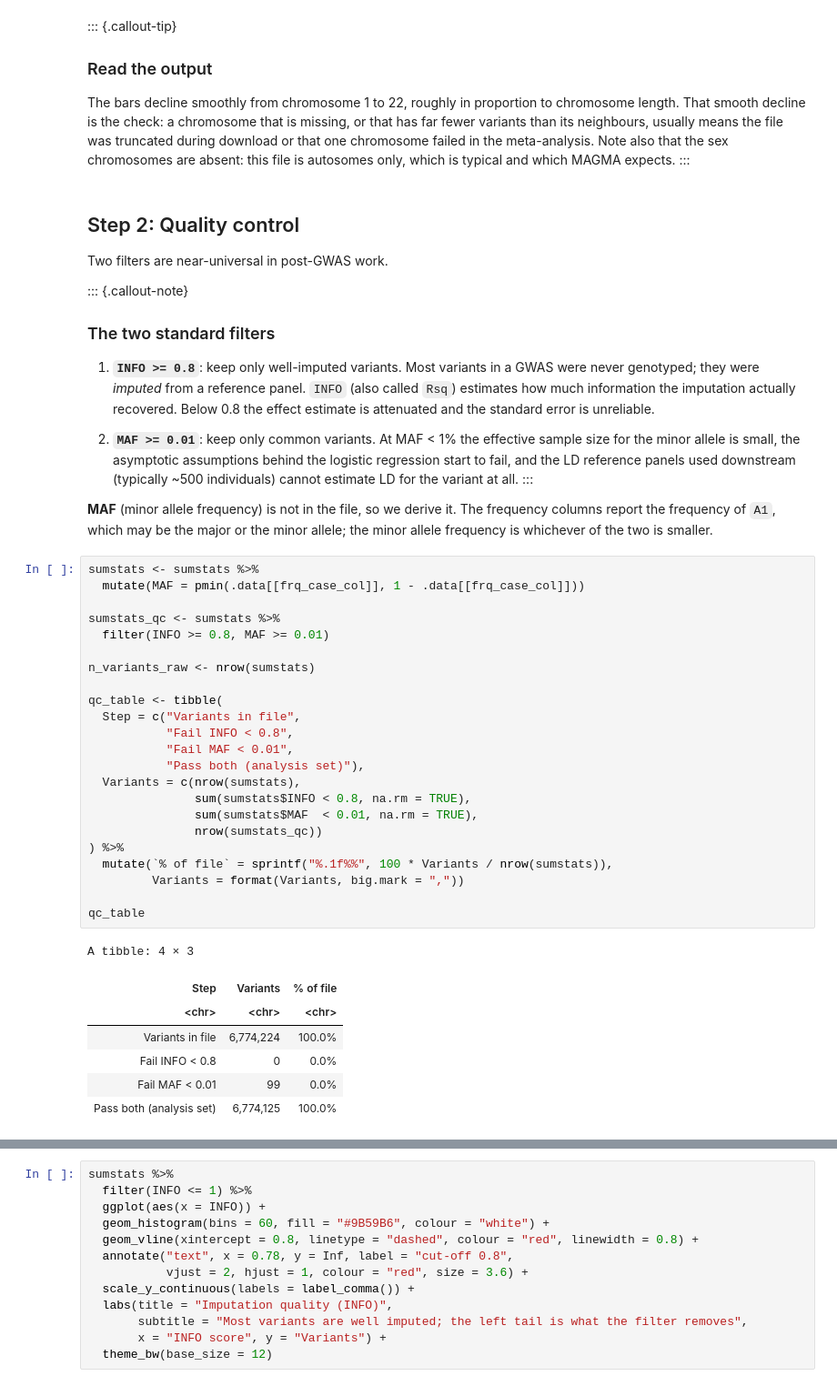
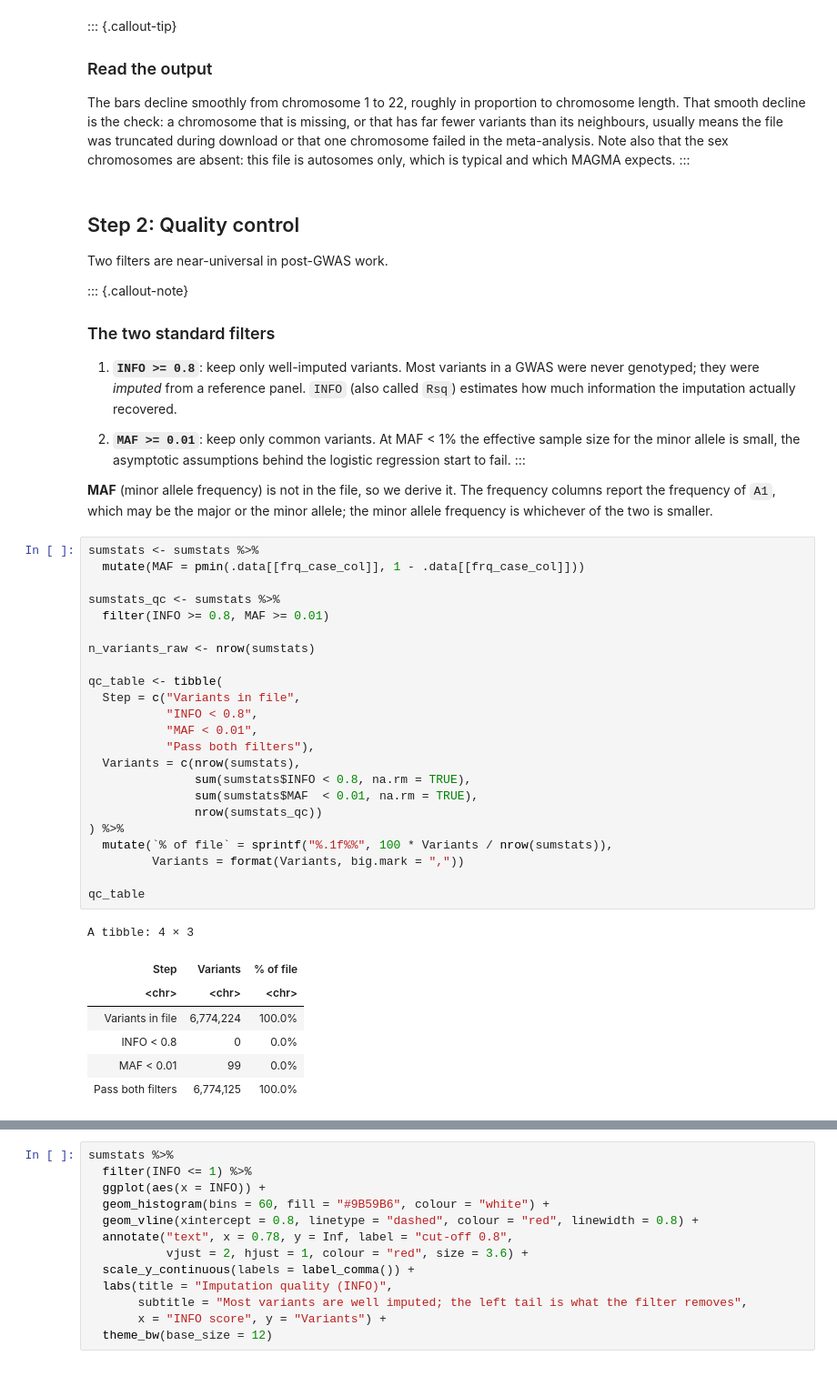
Before and after one commit to SamueleSoraggi/post-gwas-analysis_course, a Jupyter notebook: Notebooks/00_explore_gwas_sumstats.ipynb, the cells around one changed output, grey strips where cells are left out. Shown at 91% size. Saved outputs shown, nothing was run; the diff lists cells and outputs as text.

```diff
--- a/Notebooks/00_explore_gwas_sumstats.ipynb
+++ b/Notebooks/00_explore_gwas_sumstats.ipynb
@@ -204,14 +194,11 @@ Two filters are near-universal in post-GWAS work.
 1. **`INFO >= 0.8`**: keep only well-imputed variants.
    Most variants in a GWAS were never genotyped; they were *imputed* from a
    reference panel. `INFO` (also called `Rsq`) estimates how much information
-   the imputation actually recovered. Below 0.8 the effect estimate is attenuated
-   and the standard error is unreliable.
+   the imputation actually recovered.
 
 2. **`MAF >= 0.01`**: keep only common variants.
    At MAF < 1% the effective sample size for the minor allele is small, the
-   asymptotic assumptions behind the logistic regression start to fail, and the
-   LD reference panels used downstream (typically ~500 individuals) cannot
-   estimate LD for the variant at all.
+   asymptotic assumptions behind the logistic regression start to fail.
 :::
 
 **MAF** (minor allele frequency) is not in the file, so we derive it. The
@@ -220,34 +207,34 @@ minor allele; the minor allele frequency is whichever of the two is smaller.
 # %%
 sumstats <- sumstats %>%
   mutate(MAF = pmin(.data[[frq_case_col]], 1 - .data[[frq_case_col]]))
 
 sumstats_qc <- sumstats %>%
   filter(INFO >= 0.8, MAF >= 0.01)
 
 n_variants_raw <- nrow(sumstats)
 
 qc_table <- tibble(
   Step = c("Variants in file",
-           "Fail INFO < 0.8",
-           "Fail MAF < 0.01",
-           "Pass both (analysis set)"),
+           "INFO < 0.8",
+           "MAF < 0.01",
+           "Pass both filters"),
   Variants = c(nrow(sumstats),
                sum(sumstats$INFO < 0.8, na.rm = TRUE),
                sum(sumstats$MAF  < 0.01, na.rm = TRUE),
                nrow(sumstats_qc))
 ) %>%
   mutate(`% of file` = sprintf("%.1f%%", 100 * Variants / nrow(sumstats)),
          Variants = format(Variants, big.mark = ","))
 
 qc_table
 # %% [output]
 A tibble: 4 × 3
 | Step | Variants | % of file |
 | <chr> | <chr> | <chr> |
 | Variants in file | 6,774,224 | 100.0% |
-| Fail INFO < 0.8 | 0 | 0.0% |
-| Fail MAF < 0.01 | 99 | 0.0% |
-| Pass both (analysis set) | 6,774,125 | 100.0% |
+| INFO < 0.8 | 0 | 0.0% |
+| MAF < 0.01 | 99 | 0.0% |
+| Pass both filters | 6,774,125 | 100.0% |
 # %% [markdown]
 ::: {.callout-warning}
 ### These two counts overlap
```
Also changed, not shown: parts of 21 cells of this notebook, 21 other files.
